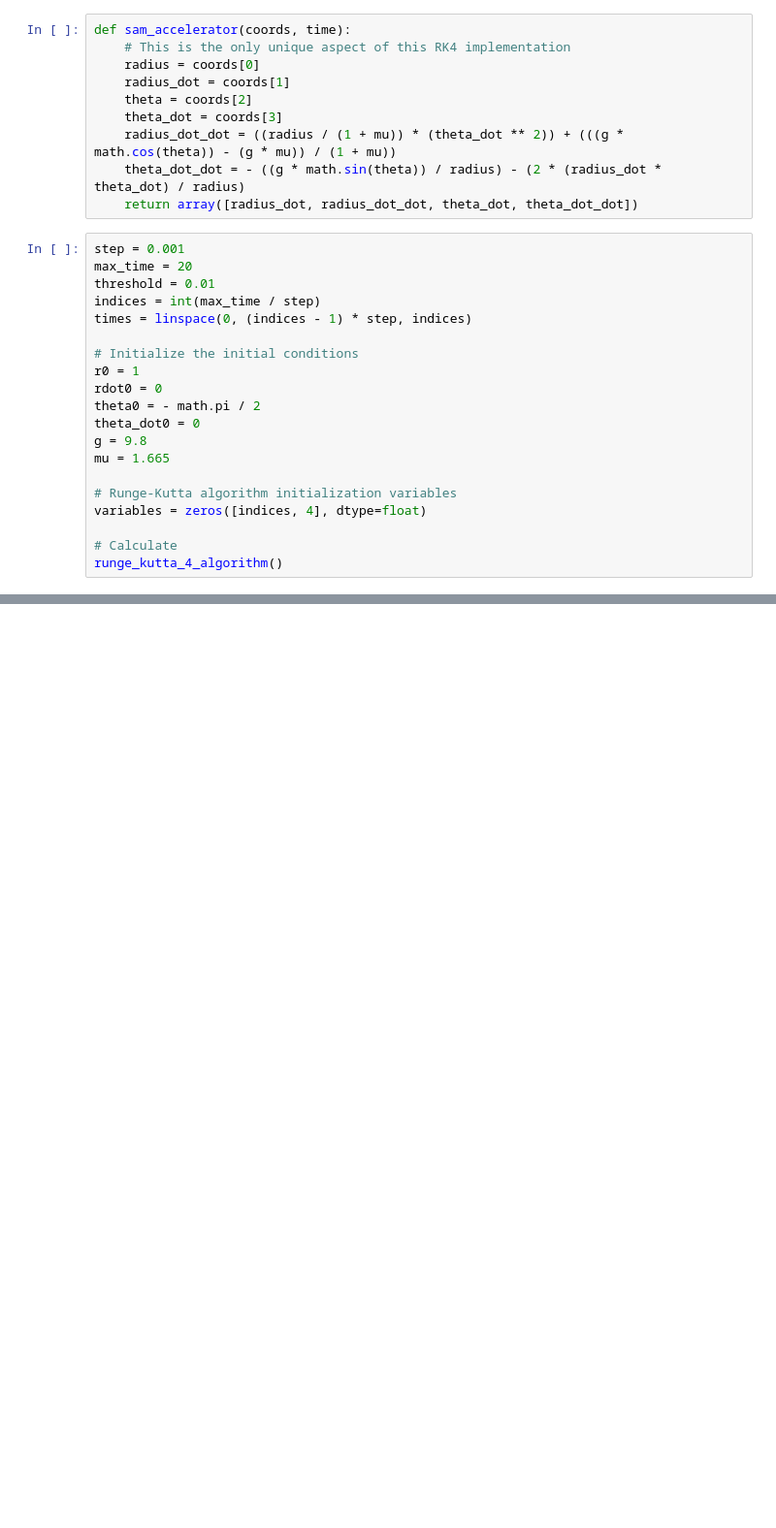
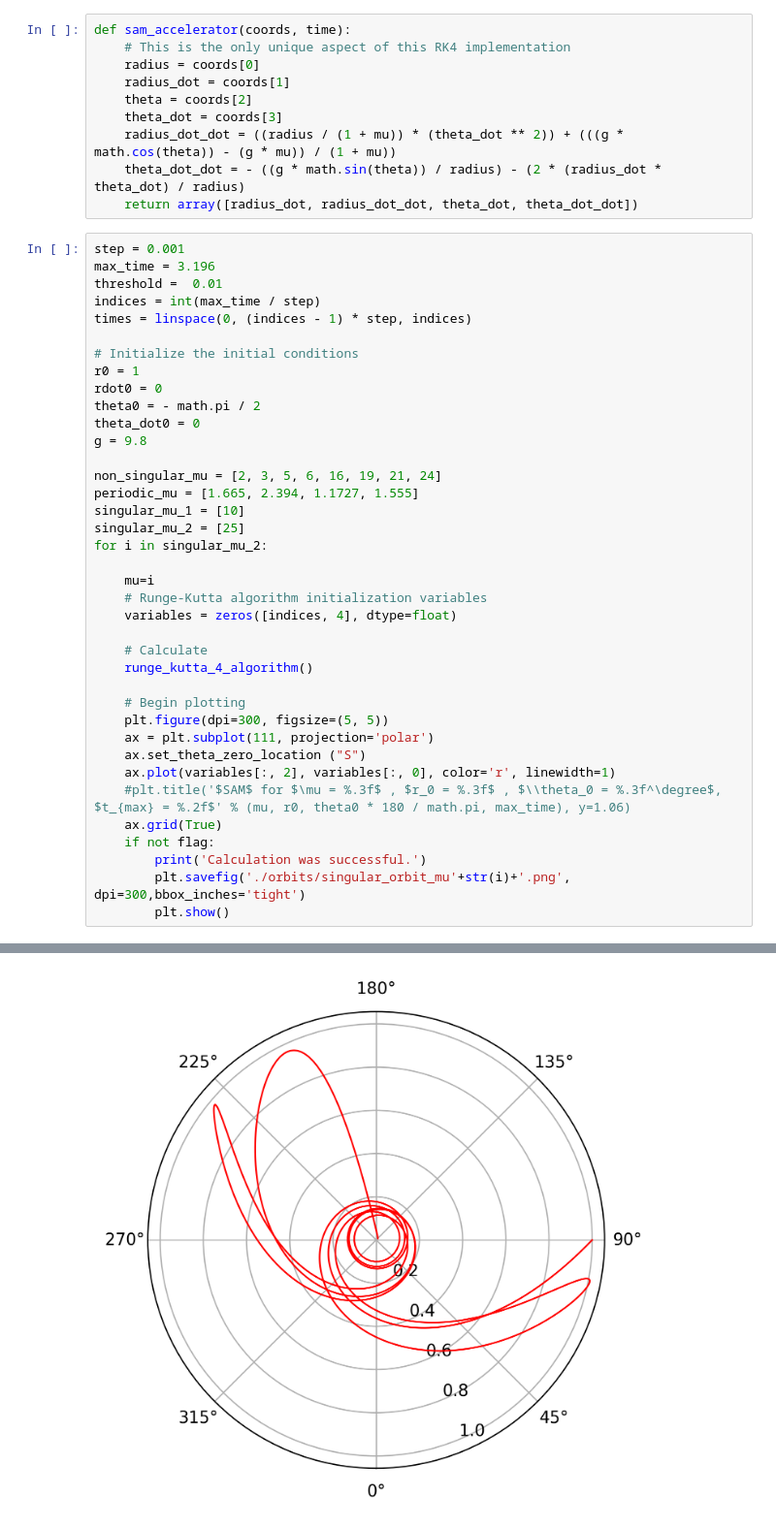
Before and after one commit to Tiranex/Atwood-Machine, a Jupyter notebook: sam.ipynb, the cells around one changed output, grey strips where cells are left out. Shown at 97% size. Cells and saved outputs as stored; diff of their text form; blank space fills up the shorter version.

```diff
--- a/sam.ipynb
+++ b/sam.ipynb
@@ -41,8 +42,8 @@ def sam_accelerator(coords, time):
     return array([radius_dot, radius_dot_dot, theta_dot, theta_dot_dot])
 # %%
 step = 0.001
-max_time = 20
-threshold = 0.01
+max_time = 3.196
+threshold =  0.01
 indices = int(max_time / step)
 times = linspace(0, (indices - 1) * step, indices)
 
@@ -52,10 +53,29 @@ rdot0 = 0
 theta0 = - math.pi / 2
 theta_dot0 = 0
 g = 9.8
-mu = 1.665
 
-# Runge-Kutta algorithm initialization variables
-variables = zeros([indices, 4], dtype=float)
+non_singular_mu = [2, 3, 5, 6, 16, 19, 21, 24]
+periodic_mu = [1.665, 2.394, 1.1727, 1.555]
+singular_mu_1 = [10]
+singular_mu_2 = [25]
+for i in singular_mu_2:
 
-# Calculate
-runge_kutta_4_algorithm()
+    mu=i
+    # Runge-Kutta algorithm initialization variables
+    variables = zeros([indices, 4], dtype=float)
+
+    # Calculate
+    runge_kutta_4_algorithm()
+
+    # Begin plotting
+    plt.figure(dpi=300, figsize=(5, 5))
+    ax = plt.subplot(111, projection='polar')
+    ax.set_theta_zero_location ("S")
+    ax.plot(variables[:, 2], variables[:, 0], color='r', linewidth=1)
+    #plt.title('$SAM$ for $\mu = %.3f$ , $r_0 = %.3f$ , $\\theta_0 = %.3f^\degree$, $t_{max} = %.2f$' % (mu, r0, theta0 * 180 / math.pi, max_time), y=1.06)
+    ax.grid(True)
+    if not flag:
+        print('Calculation was successful.')
+        plt.savefig('./orbits/singular_orbit_mu'+str(i)+'.png', dpi=300,bbox_inches='tight')
+        plt.show()
+# %% [output]
@@ -61,0 +83 @@ runge_kutta_4_algorithm()
+[figure, added]
```
Also changed, not shown: parts of 4 cells of this notebook.
